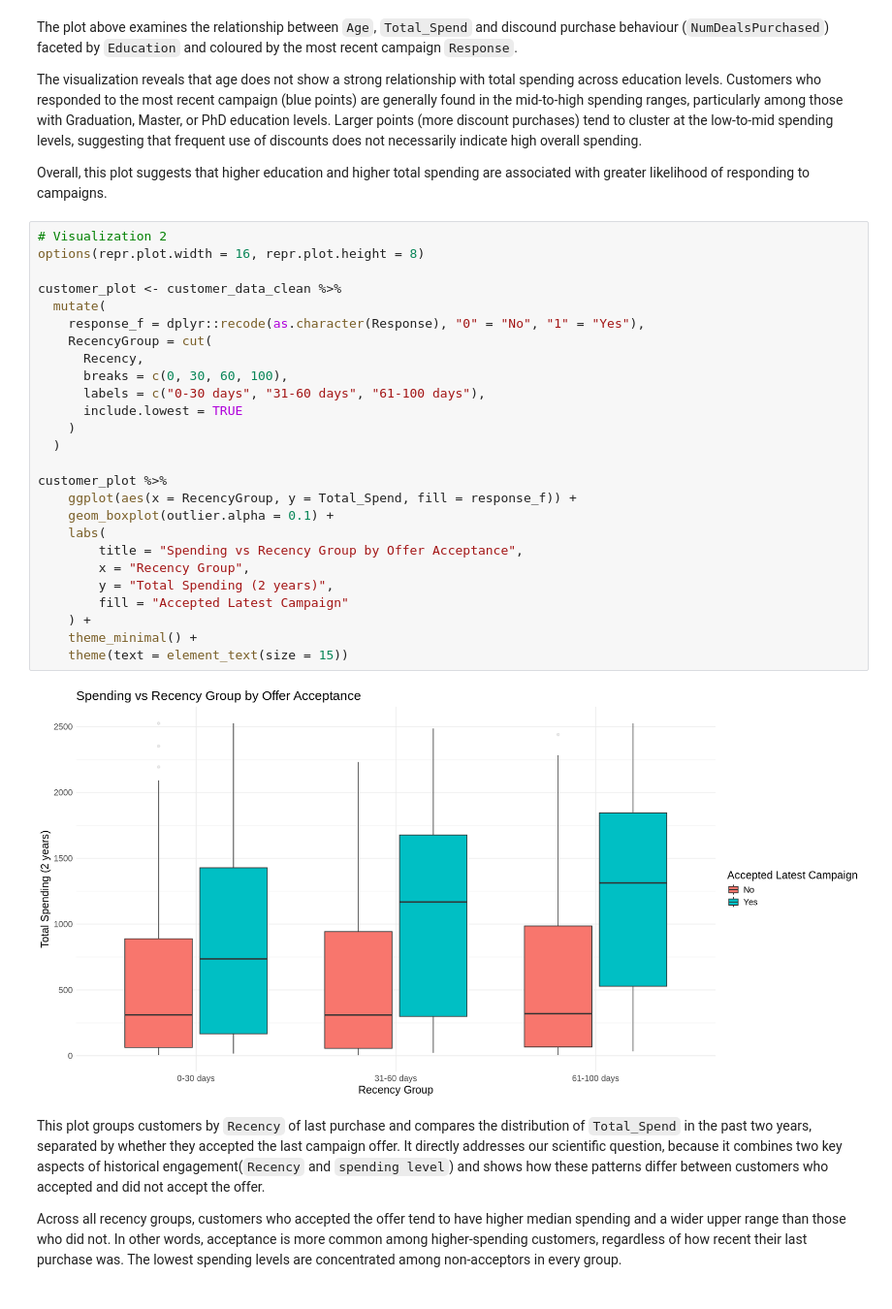
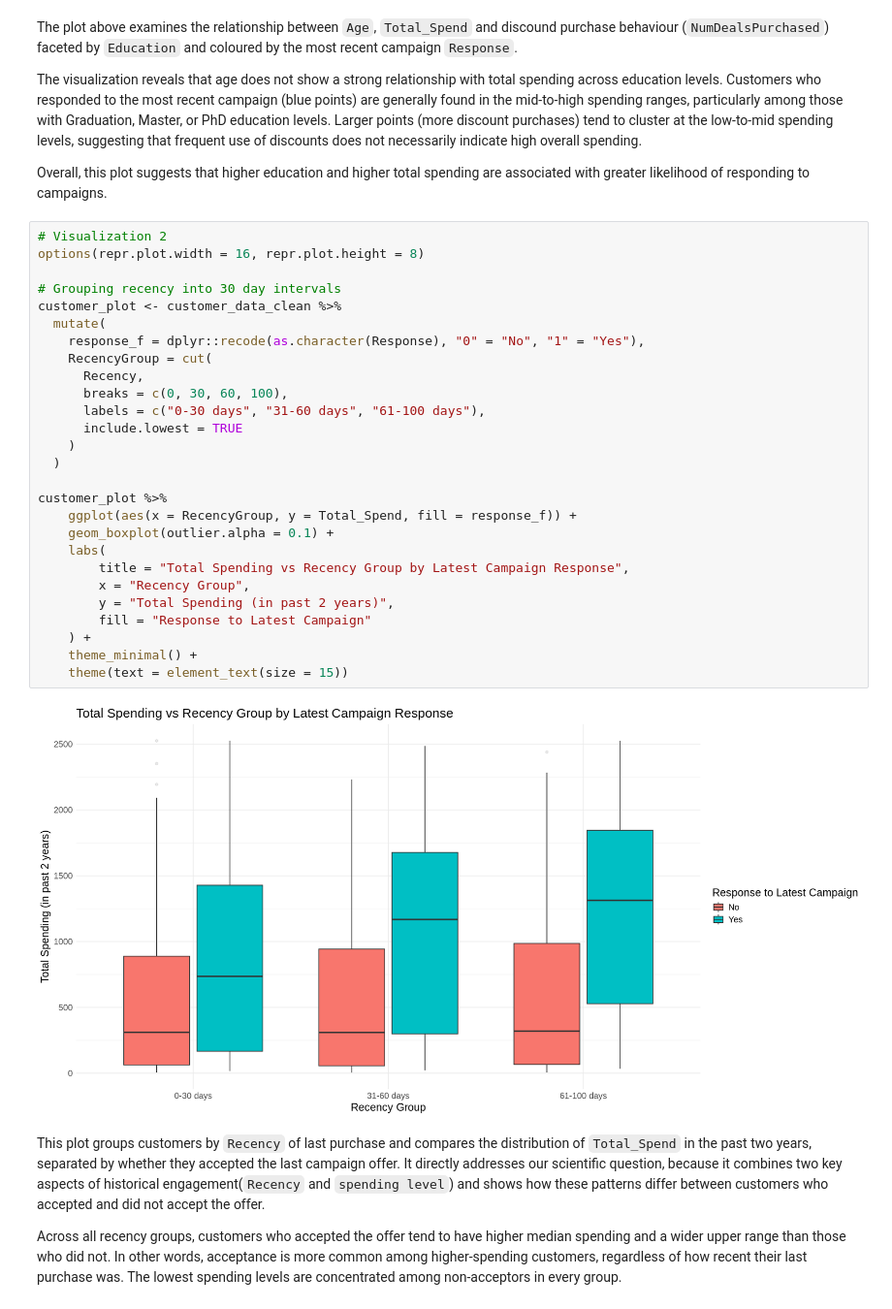
Before and after one commit to nelsonli2323/STAT-301-Project, a Jupyter notebook: Final_Report.ipynb, the cells around one changed output. Shown at 97% size. Saved outputs shown, nothing was run; the diff lists cells and outputs as text.

```diff
--- a/Final_Report.ipynb
+++ b/Final_Report.ipynb
@@ -214,31 +236,32 @@ Overall, this plot suggests that higher education and higher total spending are
 # %%
 # Visualization 2
 options(repr.plot.width = 16, repr.plot.height = 8)
 
+# Grouping recency into 30 day intervals
 customer_plot <- customer_data_clean %>%
   mutate(
     response_f = dplyr::recode(as.character(Response), "0" = "No", "1" = "Yes"),
     RecencyGroup = cut(
       Recency,
       breaks = c(0, 30, 60, 100),
       labels = c("0-30 days", "31-60 days", "61-100 days"),
       include.lowest = TRUE
     )
   )
 
 customer_plot %>%
     ggplot(aes(x = RecencyGroup, y = Total_Spend, fill = response_f)) +
     geom_boxplot(outlier.alpha = 0.1) +
     labs(
-        title = "Spending vs Recency Group by Offer Acceptance",
+        title = "Total Spending vs Recency Group by Latest Campaign Response",
         x = "Recency Group",
-        y = "Total Spending (2 years)",
-        fill = "Accepted Latest Campaign"
+        y = "Total Spending (in past 2 years)",
+        fill = "Response to Latest Campaign"
     ) +
     theme_minimal() +
     theme(text = element_text(size = 15))
 # %% [output]
-[figure, old version]
+[figure, new version]
 # %% [markdown]
 This plot groups customers by `Recency` of last purchase and compares the distribution of `Total_Spend` in the past two years, separated by whether they accepted the last campaign offer. It directly addresses our scientific question, because it combines two key aspects of historical engagement(`Recency` and `spending level`) and shows how these patterns differ between customers who accepted and did not accept the offer.
 
```
Also changed, not shown: parts of 13 cells of this notebook.
